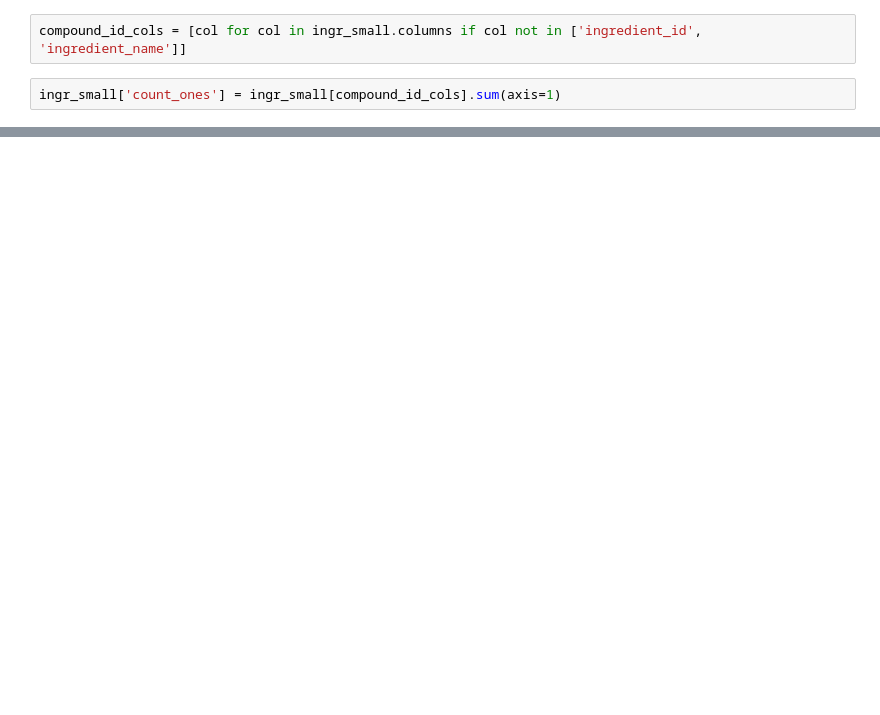
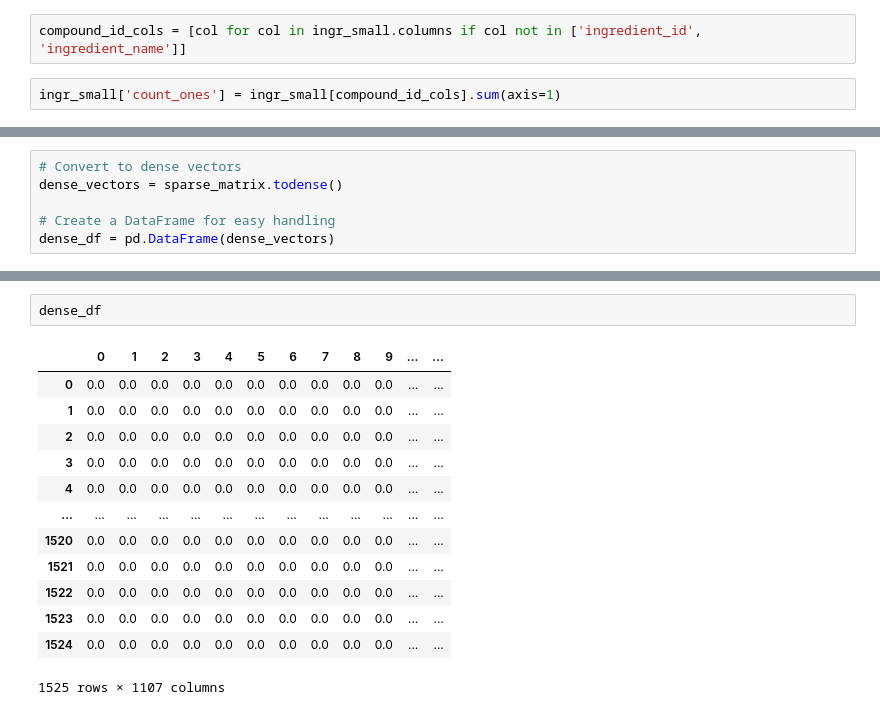
Before and after one commit to leerkin/recipe_generator_capstone, a Jupyter notebook: Flavour Network.ipynb, the cells around one changed output, grey strips where cells are left out. Saved outputs shown, nothing was run; the diff lists cells and outputs as text; blank space fills up the shorter version.

```diff
--- a/Flavour Network.ipynb
+++ b/Flavour Network.ipynb
@@ -332,0 +542,6 @@ ingr_small
+# %%
+# Convert to dense vectors
+dense_vectors = sparse_matrix.todense()
+
+# Create a DataFrame for easy handling
+dense_df = pd.DataFrame(dense_vectors)
@@ -332,0 +558,16 @@ ingr_small
+# %%
+dense_df
+# %% [output]
+|  | 0 | 1 | 2 | 3 | 4 | 5 | 6 | 7 | 8 | 9 | ... | ... |
+| 0 | 0.0 | 0.0 | 0.0 | 0.0 | 0.0 | 0.0 | 0.0 | 0.0 | 0.0 | 0.0 | ... | ... |
+| 1 | 0.0 | 0.0 | 0.0 | 0.0 | 0.0 | 0.0 | 0.0 | 0.0 | 0.0 | 0.0 | ... | ... |
+| 2 | 0.0 | 0.0 | 0.0 | 0.0 | 0.0 | 0.0 | 0.0 | 0.0 | 0.0 | 0.0 | ... | ... |
+| 3 | 0.0 | 0.0 | 0.0 | 0.0 | 0.0 | 0.0 | 0.0 | 0.0 | 0.0 | 0.0 | ... | ... |
+| 4 | 0.0 | 0.0 | 0.0 | 0.0 | 0.0 | 0.0 | 0.0 | 0.0 | 0.0 | 0.0 | ... | ... |
+| ... | ... | ... | ... | ... | ... | ... | ... | ... | ... | ... | ... | ... |
+| 1520 | 0.0 | 0.0 | 0.0 | 0.0 | 0.0 | 0.0 | 0.0 | 0.0 | 0.0 | 0.0 | ... | ... |
+| 1521 | 0.0 | 0.0 | 0.0 | 0.0 | 0.0 | 0.0 | 0.0 | 0.0 | 0.0 | 0.0 | ... | ... |
+| 1522 | 0.0 | 0.0 | 0.0 | 0.0 | 0.0 | 0.0 | 0.0 | 0.0 | 0.0 | 0.0 | ... | ... |
+| 1523 | 0.0 | 0.0 | 0.0 | 0.0 | 0.0 | 0.0 | 0.0 | 0.0 | 0.0 | 0.0 | ... | ... |
+| 1524 | 0.0 | 0.0 | 0.0 | 0.0 | 0.0 | 0.0 | 0.0 | 0.0 | 0.0 | 0.0 | ... | ... |
+1525 rows × 1107 columns
```
Also changed, not shown: parts of 50 cells of this notebook.
